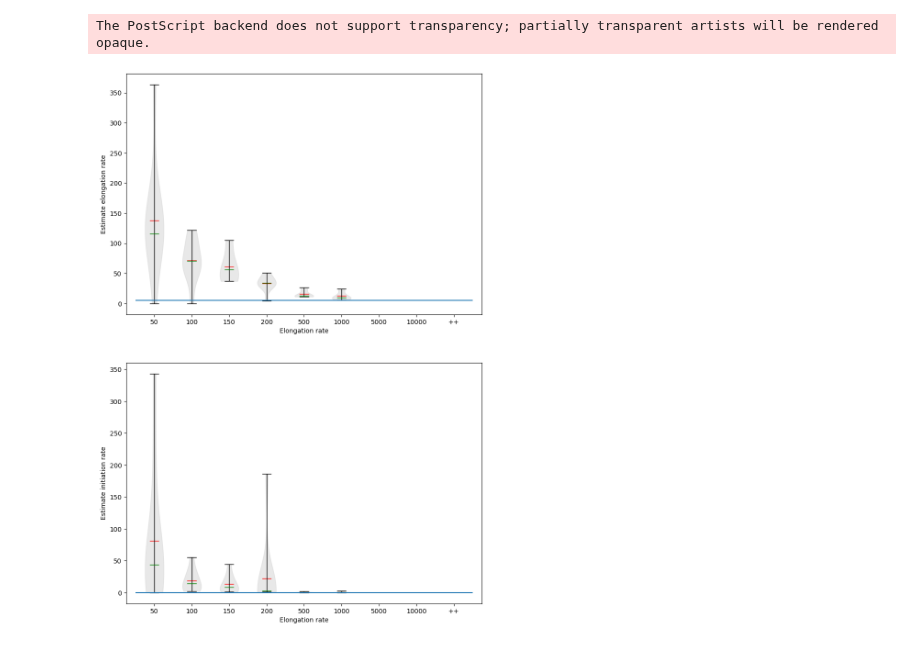
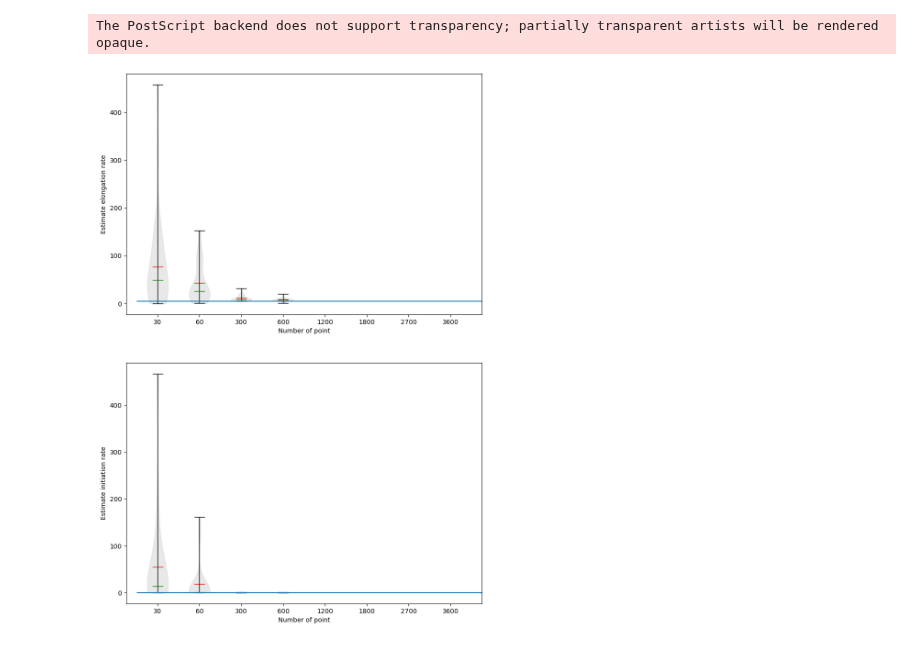
Before and after one commit to sophietheis/KineticAnalysis, a Jupyter notebook: notebook/20240605-Synthetic_datas_03-track_length.ipynb, the cells around one changed output. Drawn from its saved outputs; the diff is of its cells as text; code cells hidden in the pictures.

Commit message:
Combined track

```diff
--- a/notebook/20240605-Synthetic_datas_03-track_length.ipynb
+++ b/notebook/20240605-Synthetic_datas_03-track_length.ipynb
@@ -20,7 +20,7 @@ prot_aa_size = {
     "twist": 490,
     "ilp4": 134,
     "snail": 390,
-    "very_long_prot":1500,
+    "very_long_prot":1200,
 }
 # %%
 prot_length = prot_aa_size["32xsuntag"]+prot_aa_size["very_long_prot"]
@@ -178,36 +193,7 @@ results.groupby(by=['dt', 'long_track'])[['elongation_r','init_translation_r', '
 fig, ax = plt.subplots(2,1)
 
 
-50,100,150, 200, 500
-violin = ax[0].violinplot(dataset = [
-#     results[(results.dt == 0.1) & (results.long_track == 50)]["elongation_r"].values,
-#     results[(results.dt == 0.1) & (results.long_track == 100)]["elongation_r"].values,
-#     results[(results.dt == 0.1) & (results.long_track == 150)]["elongation_r"].values,
-#     results[(results.dt == 0.1) & (results.long_track == 200)]["elongation_r"].values,
-#     results[(results.dt == 0.1) & (results.long_track == 500)]["elongation_r"].values,
-#     results[(results.dt == 0.1) & (results.long_track == 1000)]["elongation_r"].values,
-#     results[(results.dt == 0.1) & (results.long_track == 5000)]["elongation_r"].values,
-#     results[(results.dt == 0.1) & (results.long_track == 10000)]["elongation_r"].values,
-#     results[(results.dt == 0.1) & (results.long_track == 20000)]["elongation_r"].values,
-#     results[(results.dt == 0.1) & (results.long_track == 50000)]["elongation_r"].values,
-    results[(results.dt == 1.0) & (results.long_track == 50)]["elongation_r"].values,
-    results[(results.dt == 1.0) & (results.long_track == 100)]["elongation_r"].values,
-    results[(results.dt == 1.0) & (results.long_track == 150)]["elongation_r"].values,
-    results[(results.dt == 1.0) & (results.long_track == 200)]["elongation_r"].values,
-    results[(results.dt == 1.0) & (results.long_track == 500)]["elongation_r"].values,
-    results[(results.dt == 1.0) & (results.long_track == 1000)]["elongation_r"].values,
-    results[(results.dt == 1.0) & (results.long_track == 5000)]["elongation_r"].values,
-    results[(results.dt == 1.0) & (results.long_track == 10000)]["elongation_r"].values,
-    results[(results.dt == 1.0) & (results.long_track == 20000)]["elongation_r"].values,
-    results[(results.dt == 1.0) & (results.long_track == 50000)]["elongation_r"].values,
-    # results[(results.dt == 60.0) & (results.long_track == 50) & (results.elongation_r>0)]["elongation_r"].values,
-    # results[(results.dt == 60.0) & (results.long_track == 100) & (results.elongation_r>0)]["elongation_r"].values,
-    # results[(results.dt == 60.0) & (results.long_track == 150) & (results.elongation_r>0)]["elongation_r"].values,
-    # results[(results.dt == 60.0) & (results.long_track == 200) & (results.elongation_r>0)]["elongation_r"].values,
-    # results[(results.dt == 60.0) & (results.long_track == 500) & (results.elongation_r>0)]["elongation_r"].values,
-    # results[(results.dt == 60.0) & (results.long_track == 1000) & (results.elongation_r>0)]["elongation_r"].values,
-    # results[(results.dt == 60.0) & (results.long_track > 1000) & (results.elongation_r>0)]["elongation_r"].values
-    ],
+violin = ax[0].violinplot(dataset = [results[ (results.long_track == length_track)]["elongation_r"].values for length_track in [30,60,300,600,1200,1800,2700,3600]],
      showmeans=True,
       showmedians=True)
 
@@ -233,35 +219,7 @@ for partname in ('cbars','cmins','cmaxes','cmeans','cmedians'):
 #                )
 
 
-violin = ax[1].violinplot(dataset = [
-#     results[(results.dt == 0.1) & (results.long_track == 50)]["init_translation_r"].values,
-#     results[(results.dt == 0.1) & (results.long_track == 100)]["init_translation_r"].values,
-#     results[(results.dt == 0.1) & (results.long_track == 150)]["init_translation_r"].values,
-#     results[(results.dt == 0.1) & (results.long_track == 200)]["init_translation_r"].values,
-#     results[(results.dt == 0.1) & (results.long_track == 500)]["init_translation_r"].values,
-#     results[(results.dt == 0.1) & (results.long_track == 1000)]["init_translation_r"].values,
-#     results[(results.dt == 0.1) & (results.long_track == 5000)]["init_translation_r"].values,
-#     results[(results.dt == 0.1) & (results.long_track == 10000)]["init_translation_r"].values,
-#     results[(results.dt == 0.1) & (results.long_track == 20000)]["init_translation_r"].values,
-#     results[(results.dt == 0.1) & (results.long_track == 50000)]["init_translation_r"].values,
-    results[(results.dt == 1.0) & (results.long_track == 50)]["init_translation_r"].values,
-    results[(results.dt == 1.0) & (results.long_track == 100)]["init_translation_r"].values,
-    results[(results.dt == 1.0) & (results.long_track == 150)]["init_translation_r"].values,
-    results[(results.dt == 1.0) & (results.long_track == 200)]["init_translation_r"].values,
-    results[(results.dt == 1.0) & (results.long_track == 500)]["init_translation_r"].values,
-    results[(results.dt == 1.0) & (results.long_track == 1000)]["init_translation_r"].values,
-    results[(results.dt == 1.0) & (results.long_track == 5000)]["init_translation_r"].values,
-    results[(results.dt == 1.0) & (results.long_track == 10000)]["init_translation_r"].values,
-    results[(results.dt == 1.0) & (results.long_track == 20000)]["init_translation_r"].values,
-    results[(results.dt == 1.0) & (results.long_track == 50000)]["init_translation_r"].values,
-    # results[(results.dt == 60.0) & (results.long_track == 50) & (results.elongation_r>0)]["init_translation_r"].values,
-    # results[(results.dt == 60.0) & (results.long_track == 100) & (results.elongation_r>0)]["init_translation_r"].values,
-    # results[(results.dt == 60.0) & (results.long_track == 150) & (results.elongation_r>0)]["init_translation_r"].values,
-    # results[(results.dt == 60.0) & (results.long_track == 200) & (results.elongation_r>0)]["init_translation_r"].values,
-    # results[(results.dt == 60.0) & (results.long_track == 500) & (results.elongation_r>0)]["init_translation_r"].values,
-    # results[(results.dt == 60.0) & (results.long_track == 1000) & (results.elongation_r>0)]["init_translation_r"].values,
-    # results[(results.dt == 60.0) & (results.long_track > 1000) & (results.elongation_r>0)]["init_translation_r"].values
-    ],
+violin = ax[1].violinplot(dataset = [results[(results.long_track == length_track)]["init_translation_r"].values for length_track in [30,60,300,600,1200,1800,2700,3600]],
      showmeans=True,
       showmedians=True)
 
@@ -295,36 +253,36 @@ group = ['dt', "long_track"]
 column = 'init_translation_r'
 grouped = results.groupby(group)
 names, vals, xs = [], [] ,[]
 for i, (name, subdf) in enumerate(grouped):
     if name[0] == 60:
         names.append(name)
         vals.append(subdf[column][subdf[column]>0].to_list())
         xs.append(np.random.normal(i+1-20, 0.04, subdf[column][subdf[column]>0].shape[0]))
 clevels = np.linspace(0., 1., len(grouped))
 for x, val, clevel in zip(xs, vals, clevels):
     ax[1].scatter(x, val, c='grey', alpha=1, s=20)
 
 def set_axis_style(ax, labels):
     ax.set_xticks(np.arange(1, len(labels) + 1), labels=labels)
     ax.set_xlim(0.25, len(labels) + 0.75)
-    ax.set_xlabel('Elongation rate')
+    ax.set_xlabel('Number of point')
 # set style for the axes
-labels = [50,100,150,200,500,1000, 5000,10000, "++"]
+labels =[30,60,300,600,1200,1800,2700,3600]
 for a in ax:
     set_axis_style(a, labels)
 
 ax[0].set_ylabel("Estimate elongation rate")
 ax[1].set_ylabel("Estimate initiation rate")
 
 # ax[0].set_ylim(-5,50)
 # ax[1].set_ylim(-1, 20)
 ax[0].hlines(elongation_rate, 0.5, 9.5)
 ax[1].hlines(0.05, 0.5, 9.5)
 fig.set_size_inches((10,15))
 fig.savefig(os.path.join(path_save, "results_length_boxplot_exact_dt1_0.05_5.eps"), dpi=300)
 # %% [output]
 The PostScript backend does not support transparency; partially transparent artists will be rendered opaque.
-[figure, old version]
+[figure, new version]
 # %%
 fig, ax = plt.subplots()
 ax.scatter(results["init_translation_r"], results["elongation_r"], c=results["long_track"], alpha=0.5)
```
Also changed, not shown: parts of 6 cells of this notebook, 2 other files.
